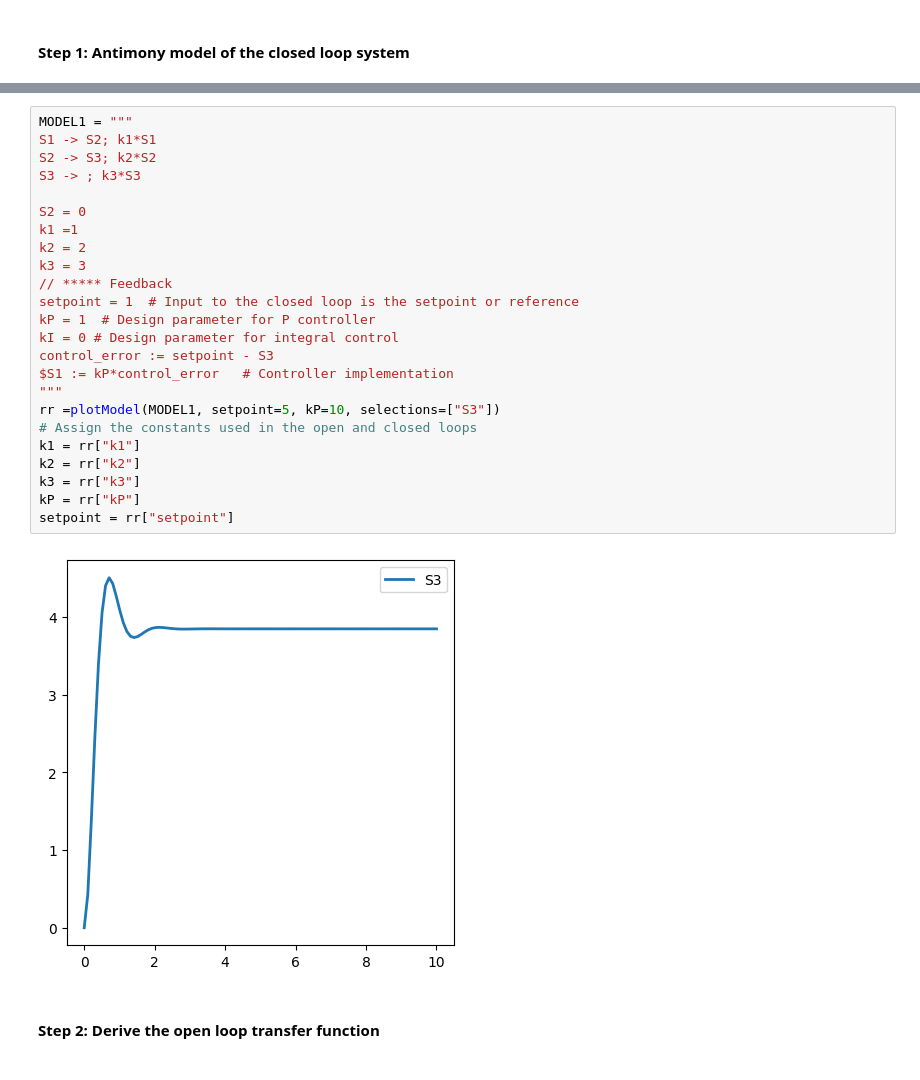
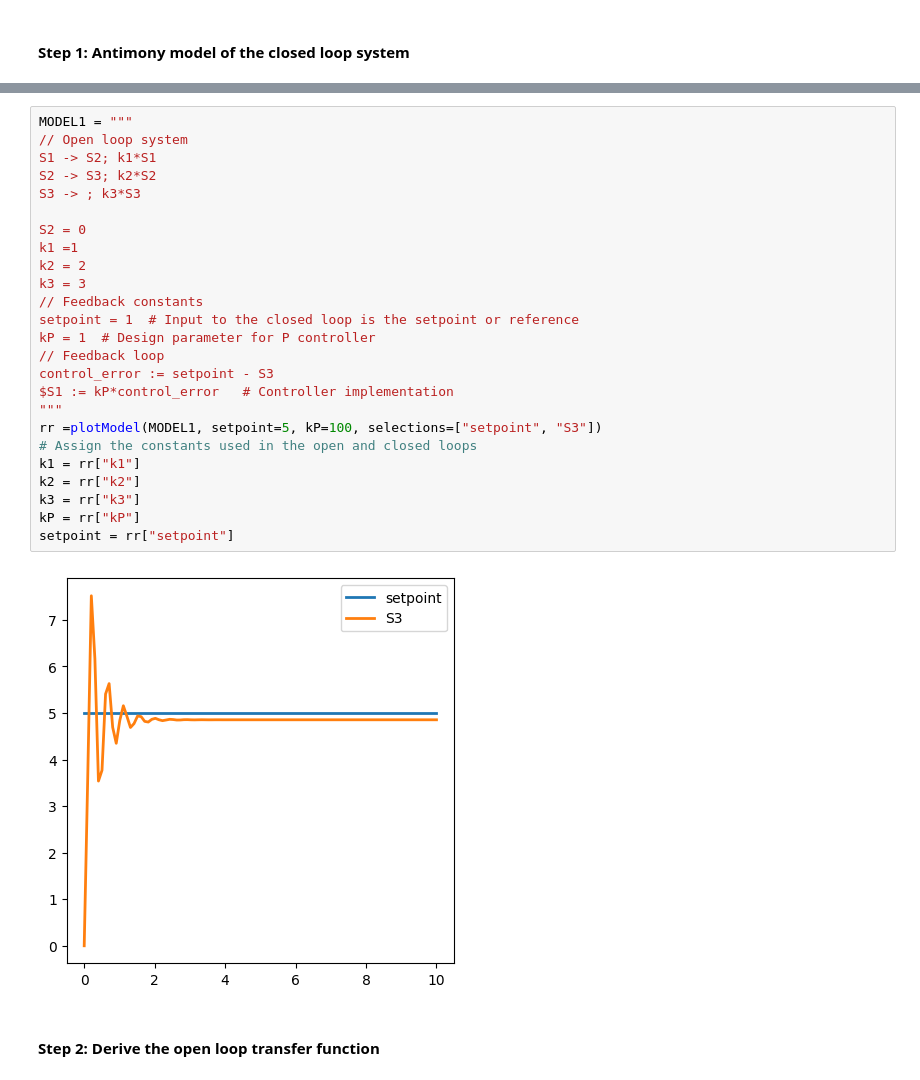
Before and after one commit to joseph-hellerstein/advanced-controls-lectures, a Jupyter notebook: lectures/lecture_14-Analysis-and-Design-of-Closed-Loop-Systems/analysis_of_closed_loop_systems.ipynb, the cells around one changed output, grey strips where cells are left out. Drawn from its saved outputs; the diff is of its cells as text.

```diff
--- a/lectures/lecture_14-Analysis-and-Design-of-Closed-Loop-Systems/analysis_of_closed_loop_systems.ipynb
+++ b/lectures/lecture_14-Analysis-and-Design-of-Closed-Loop-Systems/analysis_of_closed_loop_systems.ipynb
@@ -230,29 +260,30 @@ H(s) & = & \frac{ C(s) G(s)}{1 + C(s) G(s)} \\
 # %%
 MODEL1 = """
+// Open loop system
 S1 -> S2; k1*S1
 S2 -> S3; k2*S2
 S3 -> ; k3*S3
 
 S2 = 0
 k1 =1
 k2 = 2
 k3 = 3
-// ***** Feedback
+// Feedback constants
 setpoint = 1  # Input to the closed loop is the setpoint or reference
 kP = 1  # Design parameter for P controller
-kI = 0 # Design parameter for integral control
+// Feedback loop
 control_error := setpoint - S3
 $S1 := kP*control_error   # Controller implementation
 """
-rr =plotModel(MODEL1, setpoint=5, kP=10, selections=["S3"])
+rr =plotModel(MODEL1, setpoint=5, kP=100, selections=["setpoint", "S3"])
 # Assign the constants used in the open and closed loops
 k1 = rr["k1"]
 k2 = rr["k2"]
 k3 = rr["k3"]
 kP = rr["kP"]
 setpoint = rr["setpoint"]
 # %% [output]
-[figure, old version]
+[figure, new version]
 # %% [markdown]
 #### Step 2: Derive the open loop transfer function
 # %% [markdown]
```
Also changed, not shown: parts of 30 cells of this notebook.
